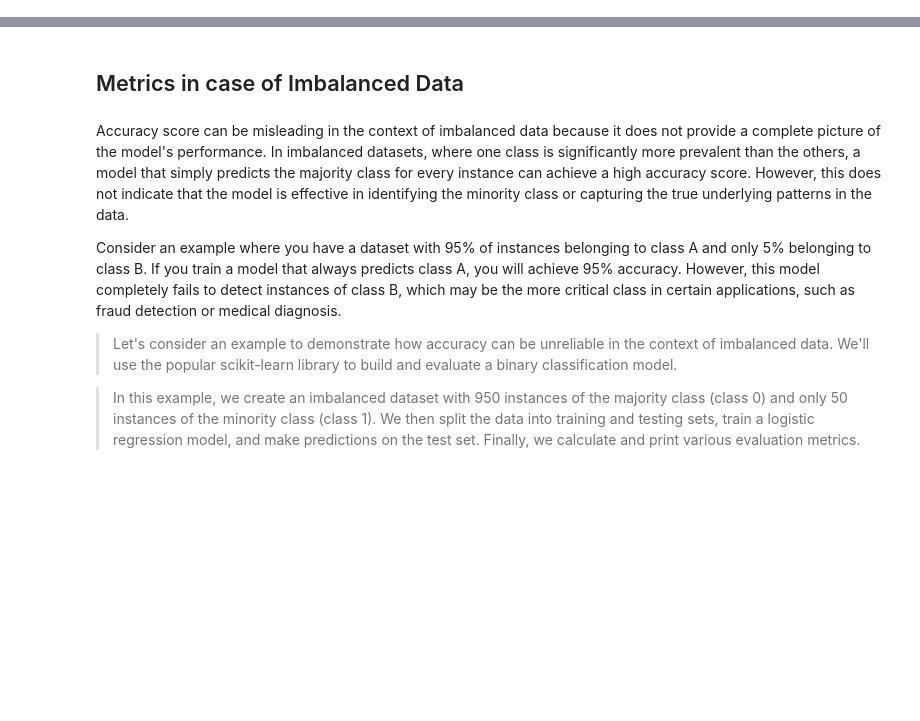
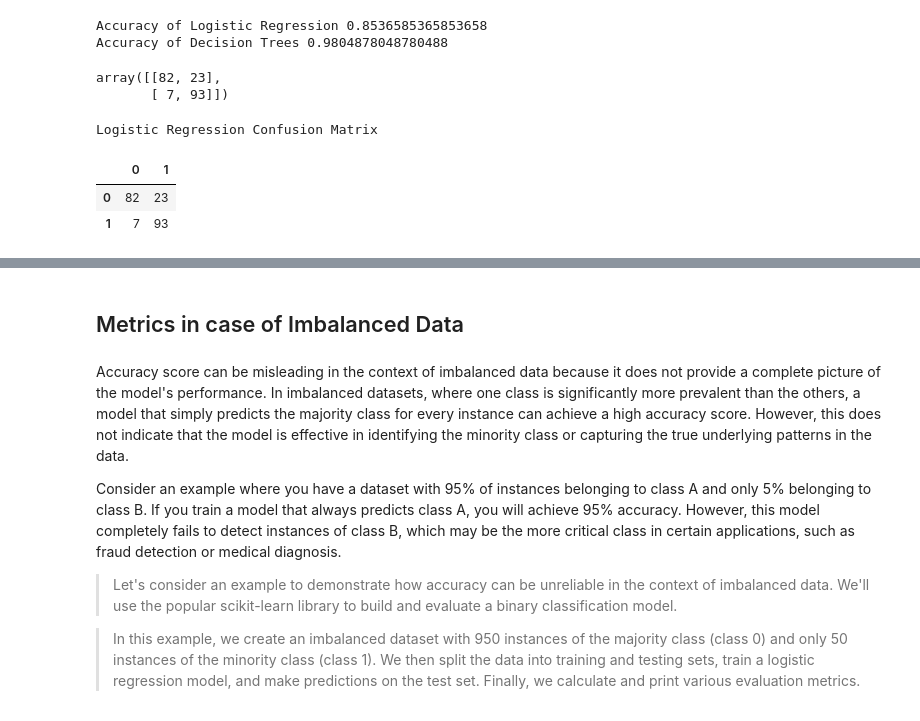
Before and after one commit to mmilannaik/bostonhousepricing, a Jupyter notebook: W28S5_Metrics_case_of_Imbalanced_Data.ipynb, the cells around one changed output, grey strips where cells are left out. Drawn from its saved outputs; the diff is of its cells as text; code cells hidden in the pictures; blank space fills up the shorter version.

```diff
--- a/W28S5_Metrics_case_of_Imbalanced_Data.ipynb
+++ b/W28S5_Metrics_case_of_Imbalanced_Data.ipynb
@@ -2,0 +134,23 @@
+# %%
+y_pred1 = clf1.predict(X_test)
+y_pred2 = clf2.predict(X_test)
+
+from sklearn.metrics import accuracy_score,confusion_matrix
+print("Accuracy of Logistic Regression",accuracy_score(y_test,y_pred1))
+print("Accuracy of Decision Trees",accuracy_score(y_test,y_pred2))
+# %% [output]
+Accuracy of Logistic Regression 0.8536585365853658
+Accuracy of Decision Trees 0.9804878048780488
+# %%
+confusion_matrix(y_test,y_pred1)
+# %% [output]
+array([[82, 23],
+       [ 7, 93]])
+# %%
+print("Logistic Regression Confusion Matrix\n")
+pd.DataFrame(confusion_matrix(y_test,y_pred1),columns=list(range(0,2)))
+# %% [output]
+Logistic Regression Confusion Matrix
+|  | 0 | 1 |
+| 0 | 82 | 23 |
+| 1 | 7 | 93 |
```
Also changed, not shown: parts of 12 cells of this notebook.
